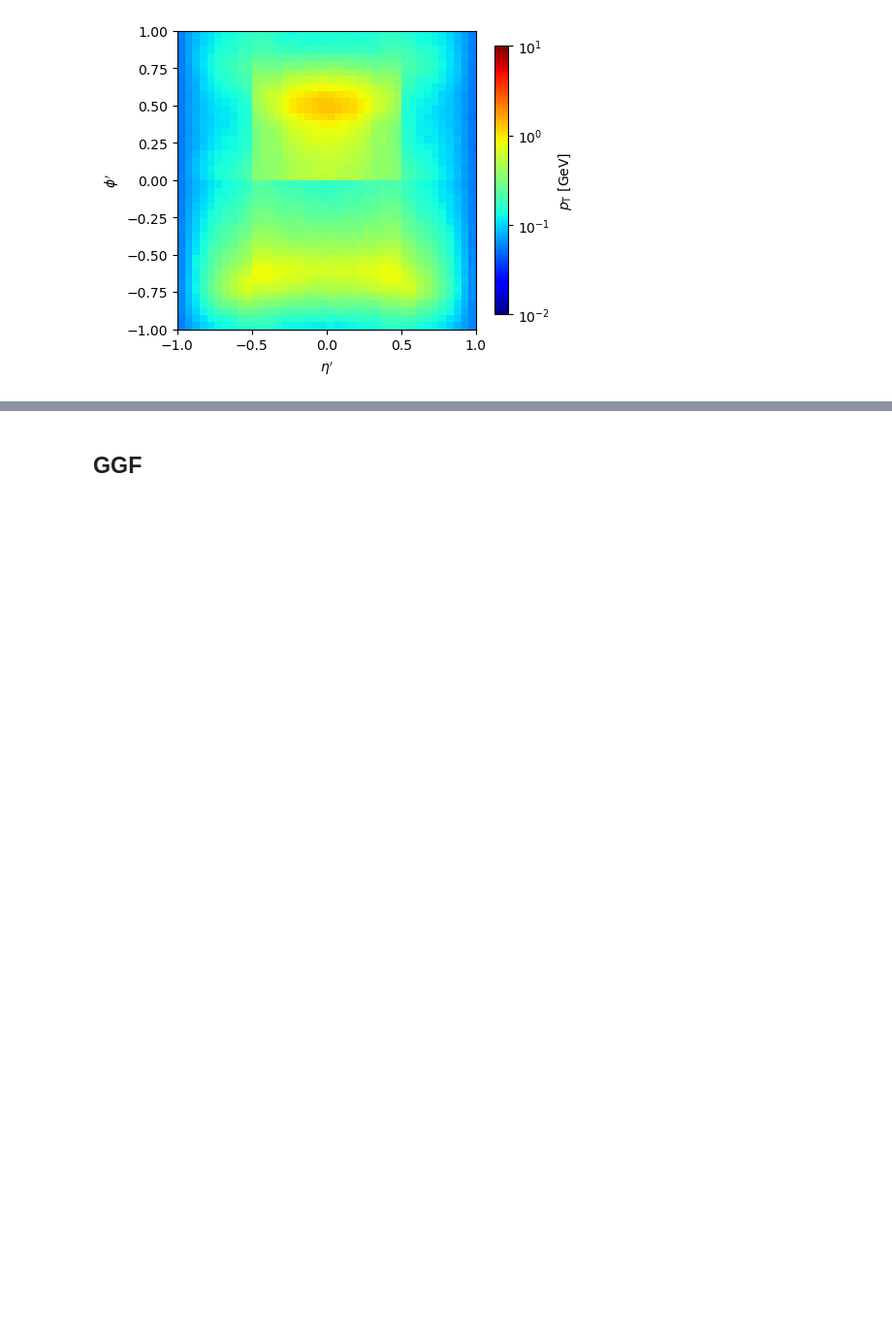
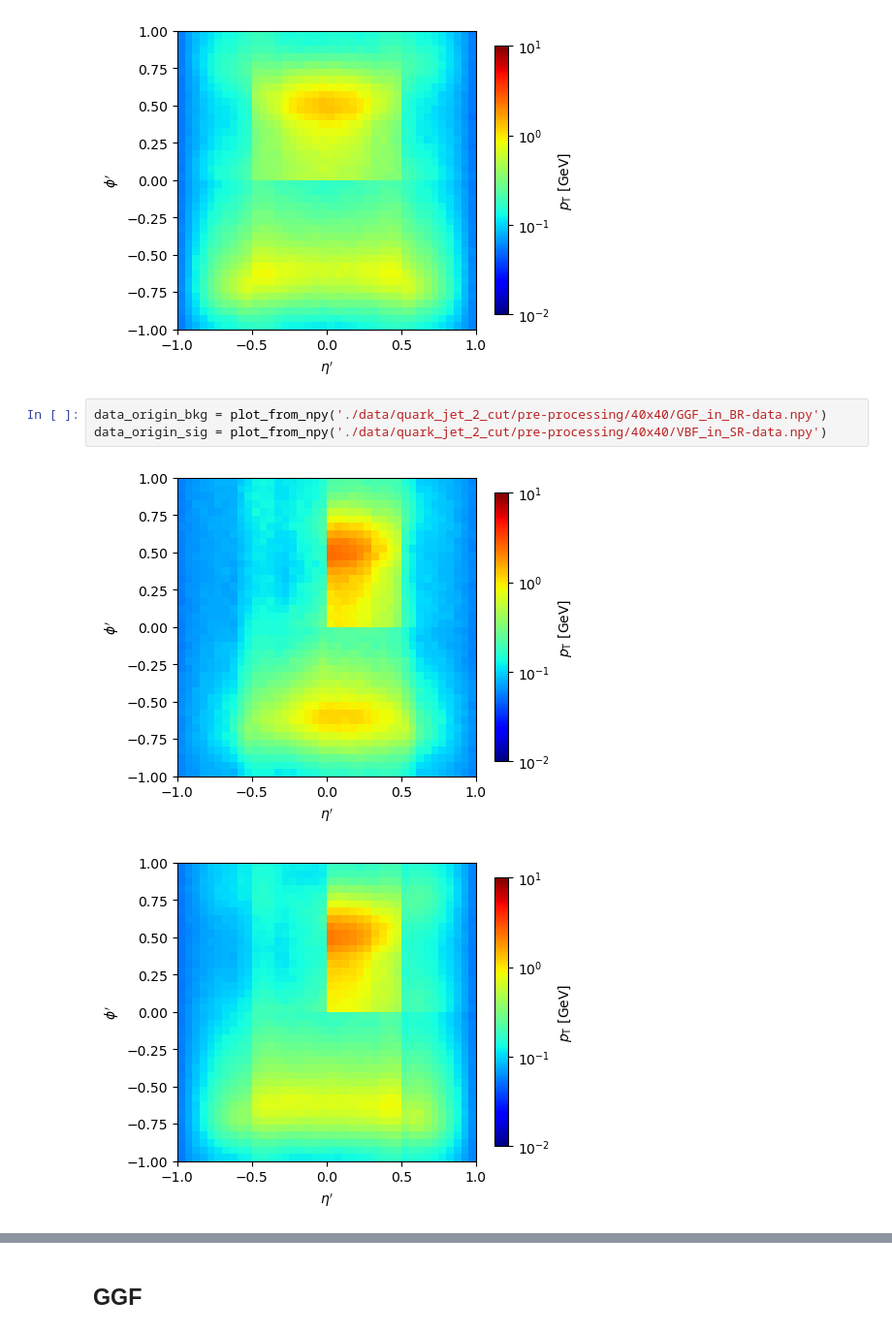
Before and after one commit to r10222035/higgs_production, a Jupyter notebook: Sample/plot_image.ipynb, the cells around one changed output, grey strips where cells are left out. Shown at 97% size. Cells and saved outputs as stored; diff of their text form; blank space fills up the shorter version.

Commit message:
Code: Prepare event images of H > ZZ > 4l mode

```diff
--- a/Sample/plot_image.ipynb
+++ b/Sample/plot_image.ipynb
@@ -67,3 +67,9 @@ data_origin_sig = plot_from_npy('./data/mjj_cut/pre-processing/40x40/VBF_in_SR-d
 # %% [output]
 [figure]
 [figure]
+# %%
+data_origin_bkg = plot_from_npy('./data/quark_jet_2_cut/pre-processing/40x40/GGF_in_BR-data.npy')
+data_origin_sig = plot_from_npy('./data/quark_jet_2_cut/pre-processing/40x40/VBF_in_SR-data.npy')
+# %% [output]
+[figure, added]
+[figure, added]
```
Also changed, not shown: parts of 3 cells of this notebook, 6 other files.
